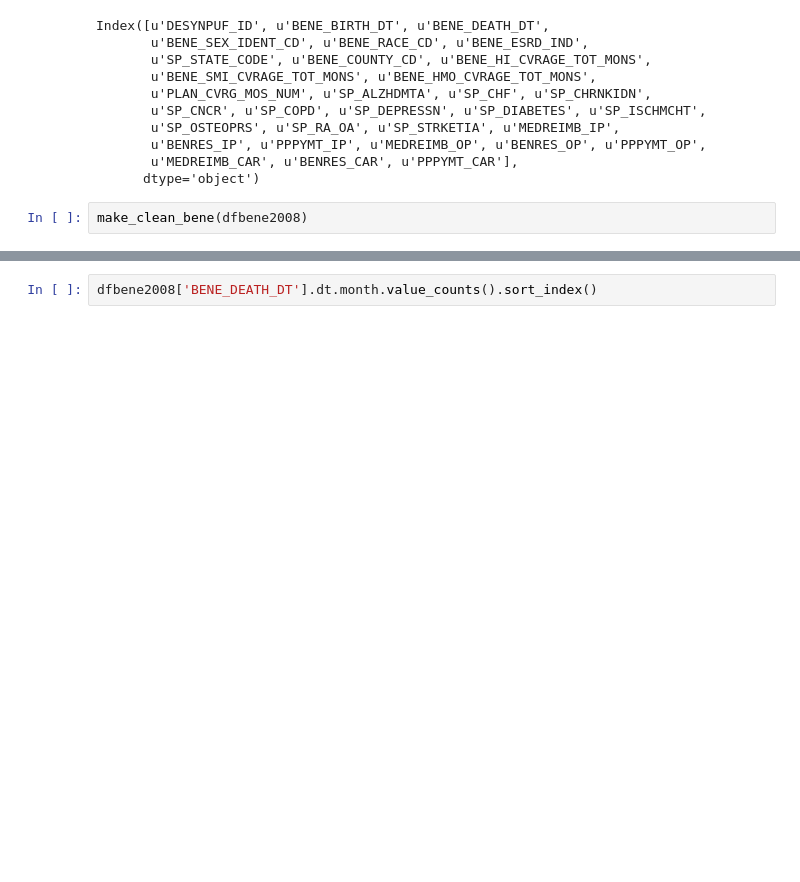
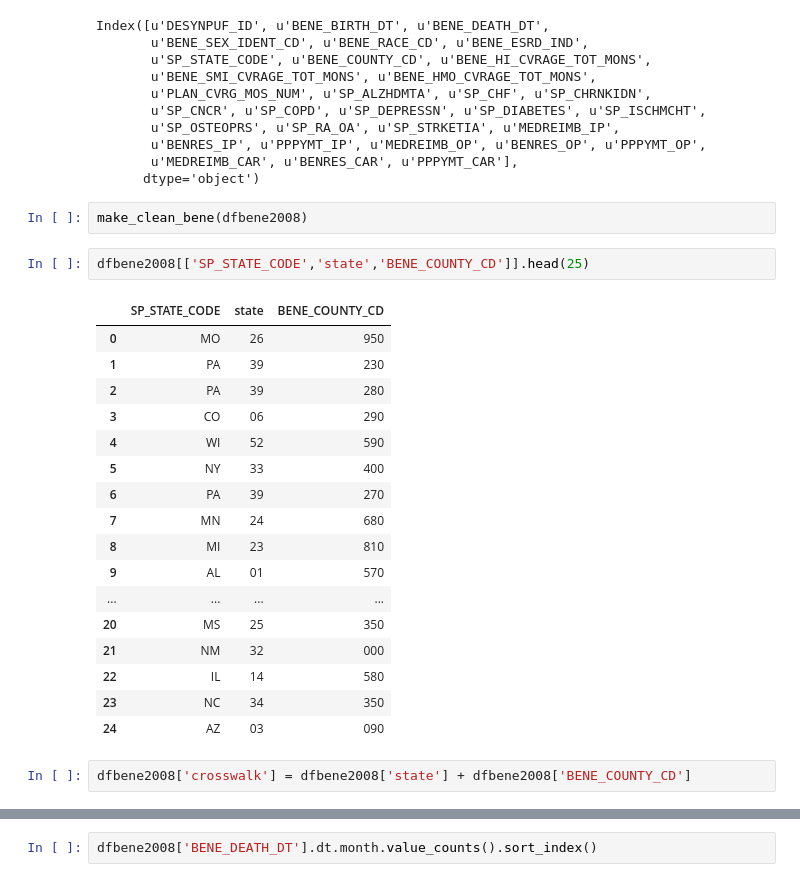
Before and after one commit to doolingdavid/synpuf, a Jupyter notebook: parsing.ipynb, the cells around one changed output, grey strips where cells are left out. Drawn from its saved outputs; the diff is of its cells as text; blank space fills up the shorter version.

```diff
--- a/parsing.ipynb
+++ b/parsing.ipynb
@@ -184,3 +200,25 @@ Index([u'DESYNPUF_ID', u'BENE_BIRTH_DT', u'BENE_DEATH_DT',
       dtype='object')
 # %%
 make_clean_bene(dfbene2008)
+# %%
+dfbene2008[['SP_STATE_CODE','state','BENE_COUNTY_CD']].head(25)
+# %% [output]
+|  | SP_STATE_CODE | state | BENE_COUNTY_CD |
+| 0 | MO | 26 | 950 |
+| 1 | PA | 39 | 230 |
+| 2 | PA | 39 | 280 |
+| 3 | CO | 06 | 290 |
+| 4 | WI | 52 | 590 |
+| 5 | NY | 33 | 400 |
+| 6 | PA | 39 | 270 |
+| 7 | MN | 24 | 680 |
+| 8 | MI | 23 | 810 |
+| 9 | AL | 01 | 570 |
+| ... | ... | ... | ... |
+| 20 | MS | 25 | 350 |
+| 21 | NM | 32 | 000 |
+| 22 | IL | 14 | 580 |
+| 23 | NC | 34 | 350 |
+| 24 | AZ | 03 | 090 |
+# %%
+dfbene2008['crosswalk'] = dfbene2008['state'] + dfbene2008['BENE_COUNTY_CD']
```
Also changed, not shown: parts of 15 cells of this notebook.
